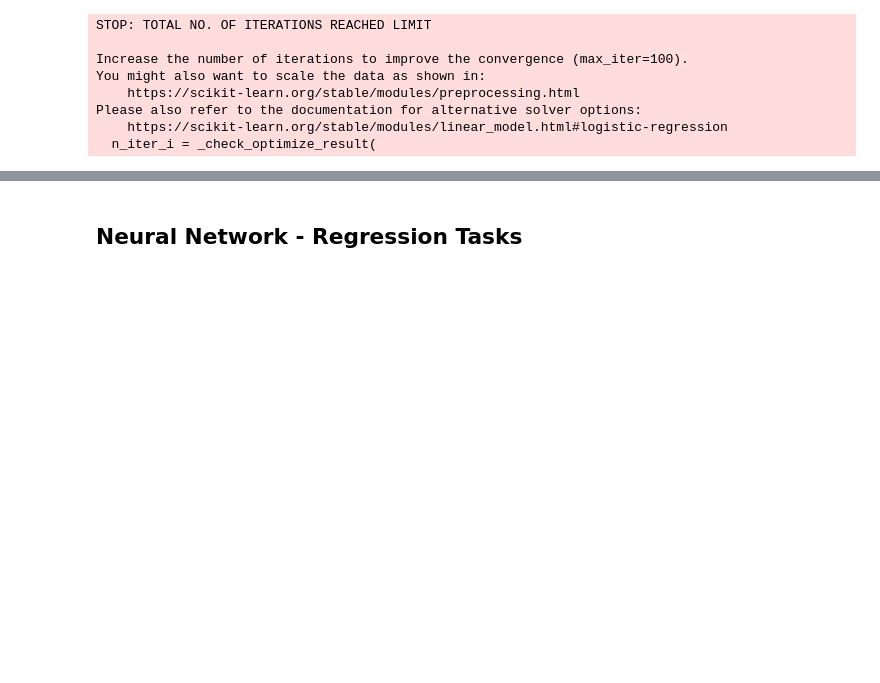
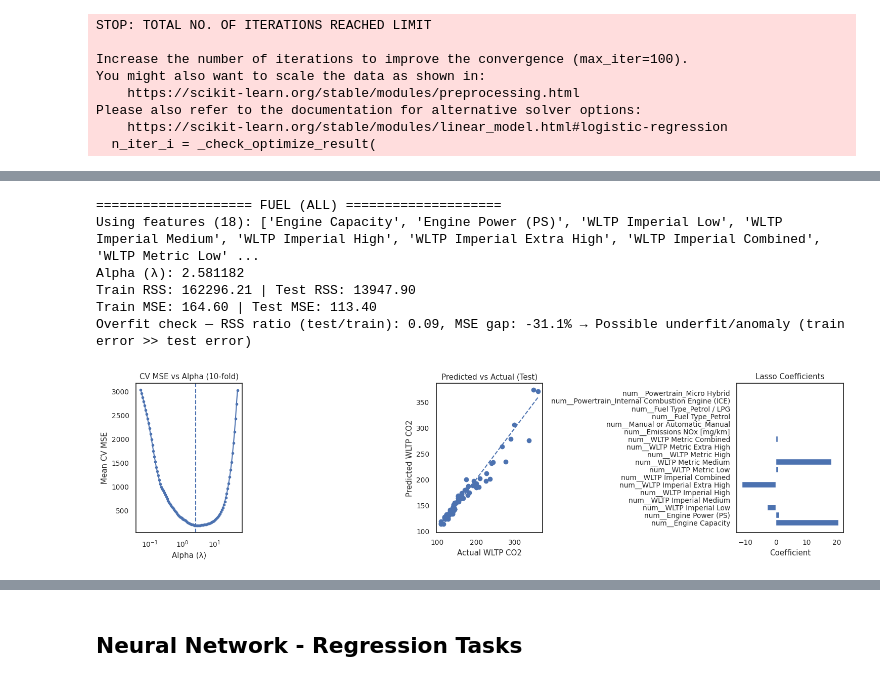
Before and after one commit to damian2551/Predictive-Modelling-of-Gas-Emissions-from-Cars, a Jupyter notebook: Assignment_2.ipynb, the cells around one changed output, grey strips where cells are left out. Drawn from its saved outputs; the diff is of its cells as text; code cells hidden in the pictures; blank space fills up the shorter version.

Commit message:
feature selection

```diff
--- a/Assignment_2.ipynb
+++ b/Assignment_2.ipynb
@@ -892,0 +1042,21 @@ print("Training RMSE:", np.sqrt(mean_squared_error(y_train, train_pred)))
+# %%
+# Example 1 — Fuel: manually pick columns
+(X_train, X_val, X_test, y_train, y_val, y_test) = [
+    data_split("WLTP CO2", data_fuel)[k] for k in
+    ["X_train", "X_val", "X_test", "y_train", "y_val", "y_test"]
+]
+
+res_fuel_manual, pipe_fuel_manual = feature_select_lasso(
+    X_train, X_test, y_train, y_test,
+    features=None,
+    dataset_name="Fuel (All)",
+    cv=10
+)
+# %% [output]
+==================== FUEL (ALL) ====================
+Using features (18): ['Engine Capacity', 'Engine Power (PS)', 'WLTP Imperial Low', 'WLTP Imperial Medium', 'WLTP Imperial High', 'WLTP Imperial Extra High', 'WLTP Imperial Combined', 'WLTP Metric Low' ...
+Alpha (λ): 2.581182
+Train RSS: 162296.21 | Test RSS: 13947.90
+Train MSE: 164.60 | Test MSE: 113.40
+Overfit check — RSS ratio (test/train): 0.09, MSE gap: -31.1% → Possible underfit/anomaly (train error >> test error)
+[figure, added]
```
Also changed, not shown: parts of 13 cells of this notebook.
